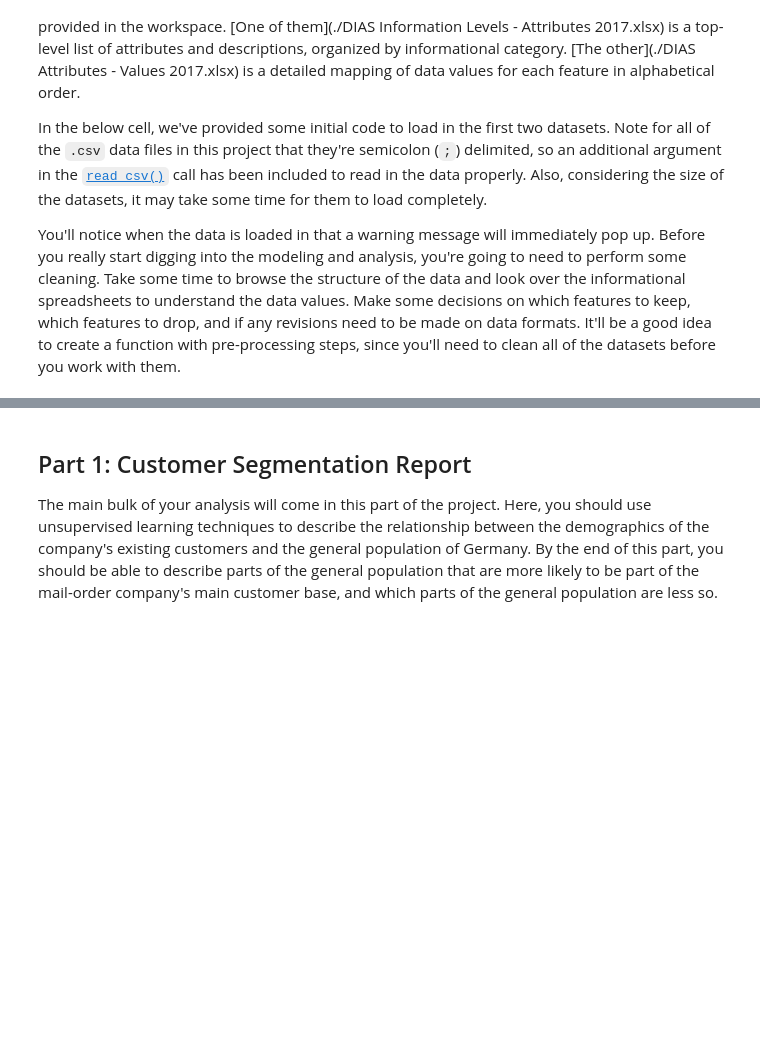
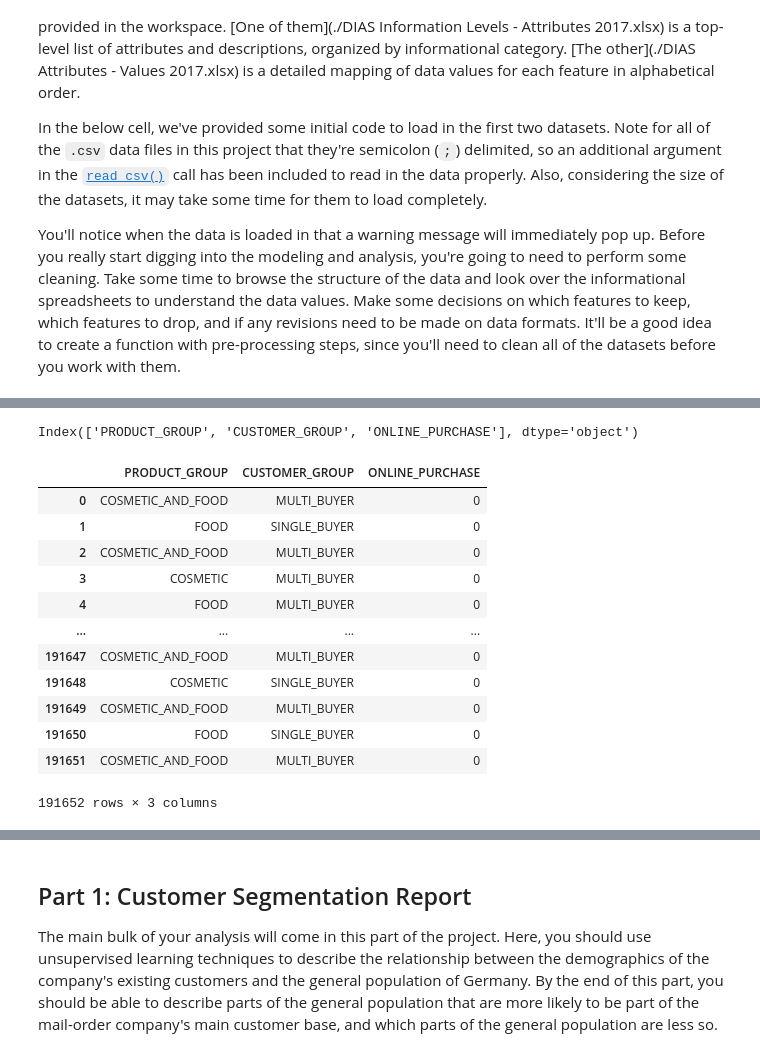
Before and after one commit to vpontello/customer_segmentation, a Jupyter notebook: customer_segmentation.ipynb, the cells around one changed output, grey strips where cells are left out. Drawn from its saved outputs; the diff is of its cells as text; code cells hidden in the pictures; blank space fills up the shorter version.

```diff
--- a/customer_segmentation.ipynb
+++ b/customer_segmentation.ipynb
@@ -51,0 +131,61 @@ customers = pd.read_csv(path)
+# %%
+df = azdias.drop(cols2drop, axis=1)
+df_prod = customers.drop(cols2drop, axis=1)
+# %%
+columns2keep = ['AGER_TYP',
+'ALTERSKATEGORIE_GROB',
+'ANREDE_KZ',
+'ANZ_HAUSHALTE_AKTIV',
+'ANZ_PERSONEN',
+'BALLRAUM',
+'FINANZ_ANLEGER',
+'FINANZ_HAUSBAUER',
+'FINANZ_MINIMALIST',
+'FINANZ_SPARER',
+'FINANZ_UNAUFFAELLIGER',
+'FINANZ_VORSORGER',
+'HEALTH_TYP',
+'HH_EINKOMMEN_SCORE',
+'INNENSTADT',
+'KKK',
+'LP_FAMILIE_GROB',
+'LP_LEBENSPHASE_GROB',
+'LP_STATUS_GROB',
+'ONLINE_AFFINITAET',
+'ORTSGR_KLS9',
+'SEMIO_DOM',
+'SEMIO_FAM',
+'SEMIO_KRIT',
+'SEMIO_KULT',
+'SEMIO_MAT',
+'SEMIO_REL',
+'SEMIO_SOZ',
+'SHOPPER_TYP',
+'WOHNDAUER_2008',
+'WOHNLAGE',
+'W_KEIT_KIND_HH',
+'ZABEOTYP']
+# %%
+customer_cols = customers.columns[~np.isin(customers.columns, azdias.columns)]
+print(customer_cols)
+# %% [output]
+Index(['PRODUCT_GROUP', 'CUSTOMER_GROUP', 'ONLINE_PURCHASE'], dtype='object')
+# %%
+df = df[columns2keep]
+df_prod = df_prod[list(columns2keep) + list(customer_cols)]
+# %%
+df_prod[customer_cols]
+# %% [output]
+|  | PRODUCT_GROUP | CUSTOMER_GROUP | ONLINE_PURCHASE |
+| 0 | COSMETIC_AND_FOOD | MULTI_BUYER | 0 |
+| 1 | FOOD | SINGLE_BUYER | 0 |
+| 2 | COSMETIC_AND_FOOD | MULTI_BUYER | 0 |
+| 3 | COSMETIC | MULTI_BUYER | 0 |
+| 4 | FOOD | MULTI_BUYER | 0 |
+| ... | ... | ... | ... |
+| 191647 | COSMETIC_AND_FOOD | MULTI_BUYER | 0 |
+| 191648 | COSMETIC | SINGLE_BUYER | 0 |
+| 191649 | COSMETIC_AND_FOOD | MULTI_BUYER | 0 |
+| 191650 | FOOD | SINGLE_BUYER | 0 |
+| 191651 | COSMETIC_AND_FOOD | MULTI_BUYER | 0 |
+191652 rows × 3 columns
```
Also changed, not shown: parts of 26 cells of this notebook, 2 other files.
